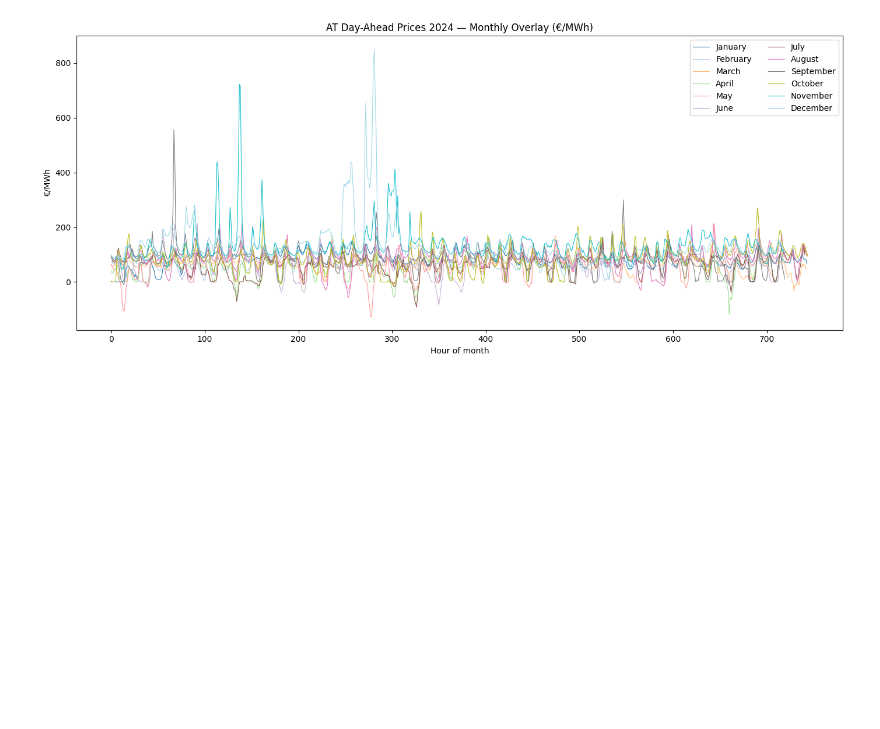
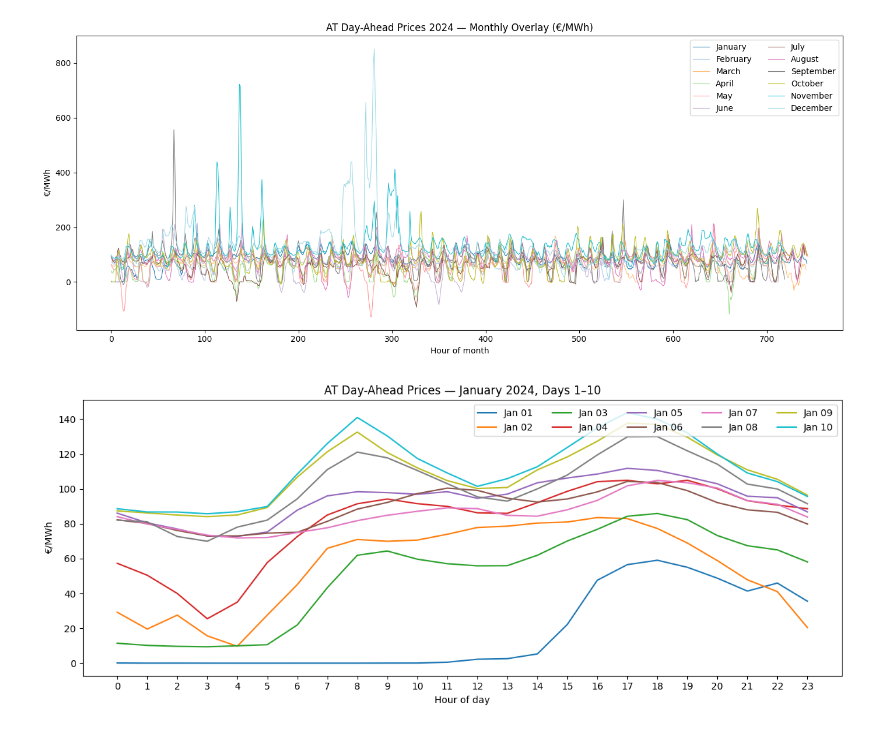
Before and after one commit to ClemensSchwa/practice_project, a Jupyter notebook: 01_day_ahead_prices.ipynb, the cells around one changed output. Drawn from its saved outputs; the diff is of its cells as text; code cells hidden in the pictures; blank space fills up the shorter version.

```diff
--- a/01_day_ahead_prices.ipynb
+++ b/01_day_ahead_prices.ipynb
@@ -74,3 +74,22 @@ plt.tight_layout()
 plt.show()
 # %% [output]
 [figure]
+# %%
+january = prices[prices.index.month == 1]
+
+fig, ax = plt.subplots(figsize=(12, 5))
+
+colors10 = plt.cm.tab10.colors
+for day in range(1, 11):
+    day_data = january[january.index.day == day]
+    ax.plot(range(len(day_data)), day_data.values, color=colors10[day - 1], label=f"Jan {day:02d}")
+
+ax.set_title("AT Day-Ahead Prices — January 2024, Days 1–10")
+ax.set_ylabel("€/MWh")
+ax.set_xlabel("Hour of day")
+ax.set_xticks(range(24))
+ax.legend(loc="upper right", ncol=5)
+plt.tight_layout()
+plt.show()
+# %% [output]
+[figure, added]
```
